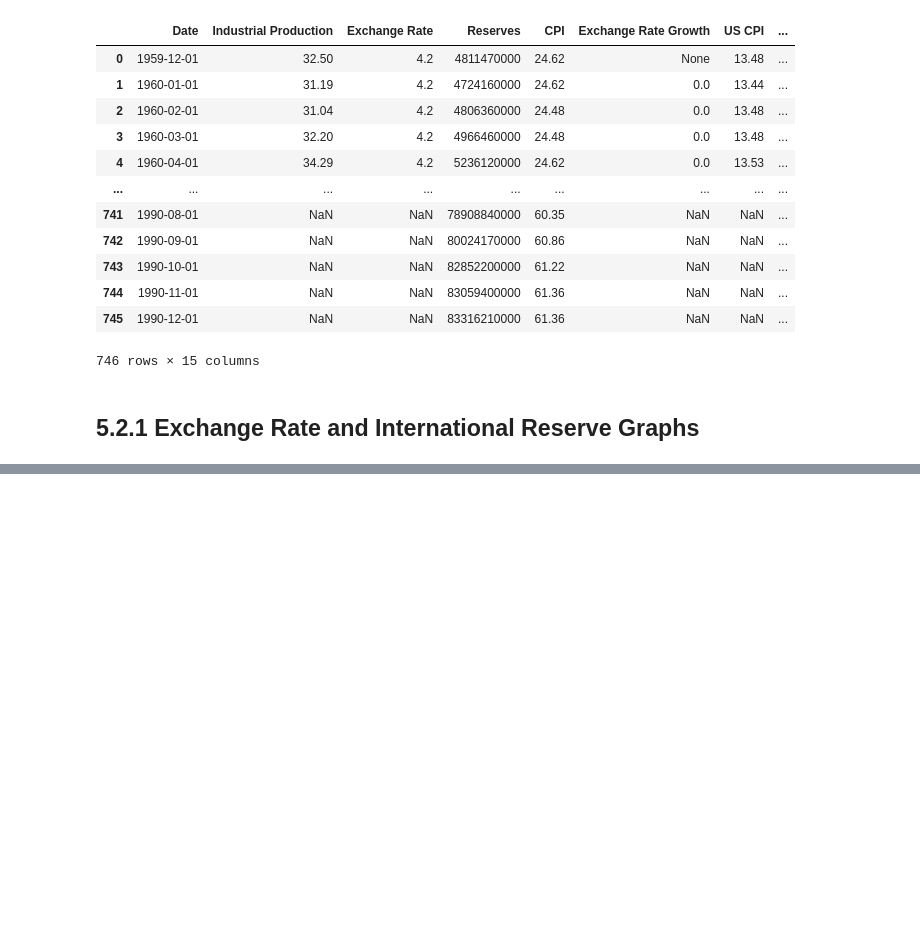
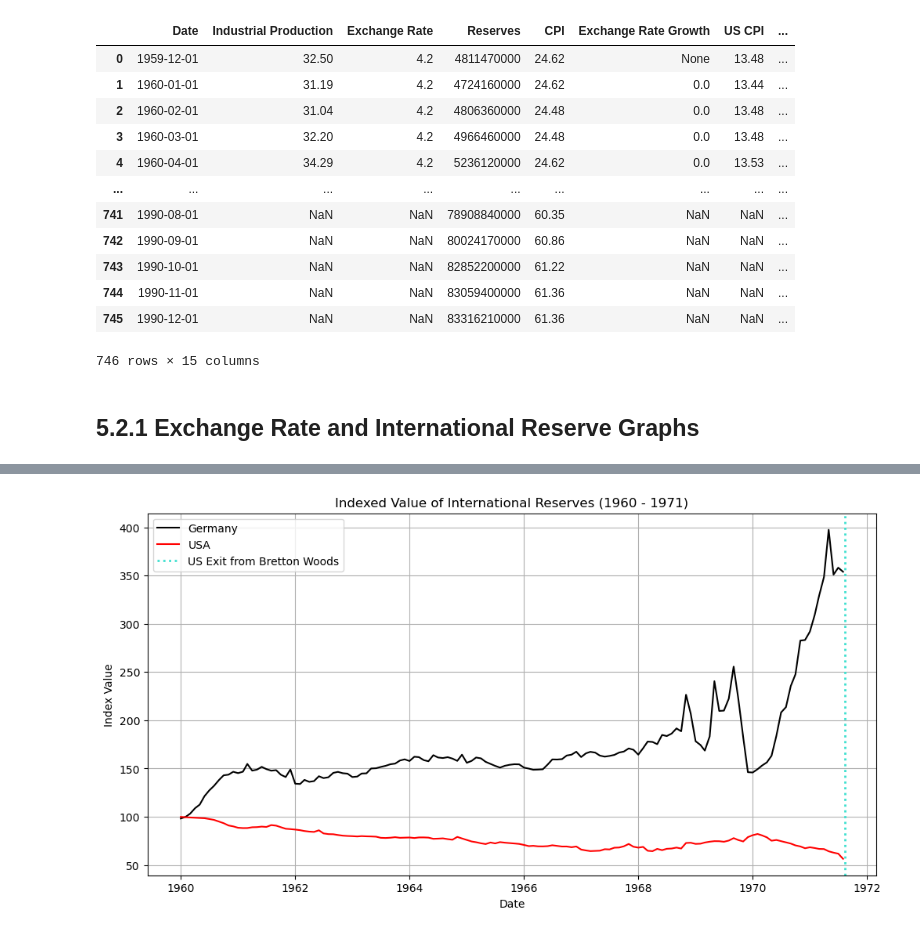
Before and after one commit to a-conga/EC1B1-Project-, a Jupyter notebook: Group3.ipynb, the cells around one changed output, grey strips where cells are left out. Drawn from its saved outputs; the diff is of its cells as text; code cells hidden in the pictures; blank space fills up the shorter version.

```diff
--- a/Group3.ipynb
+++ b/Group3.ipynb
@@ -395,0 +472,45 @@ combined_df.to_csv('combined_data.csv', index=False)
+# %%
+
+# Load the dataset
+df = pd.read_csv("combined_data.csv")
+
+# Convert Date to datetime format
+df['Date'] = pd.to_datetime(df['Date'])
+
+# Define time range: January 1960 until the US exit from Bretton Woods
+start_date = "1960-01-01"
+us_exit_bretton_woods = pd.to_datetime("1971-08-15")  # Adjust as needed
+
+# Filter reserves data within the time range
+df_reserves_filtered = df[(df['Date'] >= start_date) & (df['Date'] <= us_exit_bretton_woods)]
+
+# Select Germany
+selected_country = df['Country'].unique()[0]  # Adjust if needed
+
+# Extract reserves data for Germany and US
+df_country_reserves = df_reserves_filtered[df_reserves_filtered['Country'] == selected_country][['Date', 'Reserves Index']]
+df_us_reserves = df_reserves_filtered[df_reserves_filtered['Country'] == 'USA'][['Date', 'Reserves Index']]
+
+# Create figure and axis
+plt.figure(figsize=(12, 6))
+
+# Plot reserves for Germany
+plt.plot(df_country_reserves['Date'], df_country_reserves['Reserves Index'], linestyle='-', color='black', label=selected_country)
+
+# Plot reserves for US
+plt.plot(df_us_reserves['Date'], df_us_reserves['Reserves Index'], linestyle='-', color='red', label='USA')
+
+# Mark US exit from Bretton Woods
+plt.axvline(us_exit_bretton_woods, color='turquoise', linestyle='dotted', linewidth=2, label="US Exit from Bretton Woods")
+
+# Labels and title
+plt.title("Indexed Value of International Reserves (1960 - 1971)")
+plt.xlabel("Date")
+plt.ylabel("Index Value")
+plt.legend()
+plt.grid()
+
+# Show plot
+plt.show()
+# %% [output]
+[figure, added]
```
Also changed, not shown: parts of 29 cells of this notebook, 2 other files.
